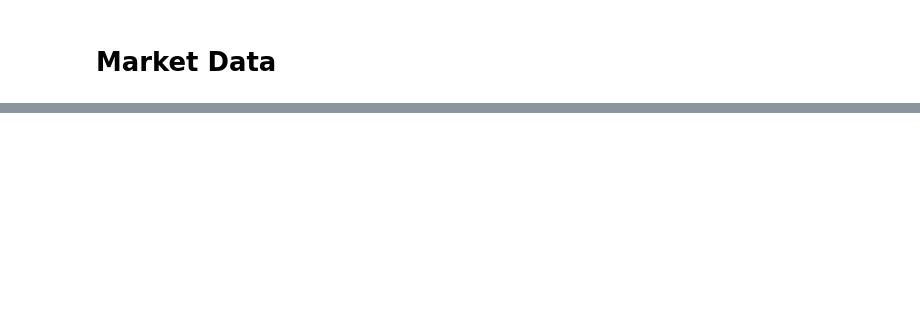
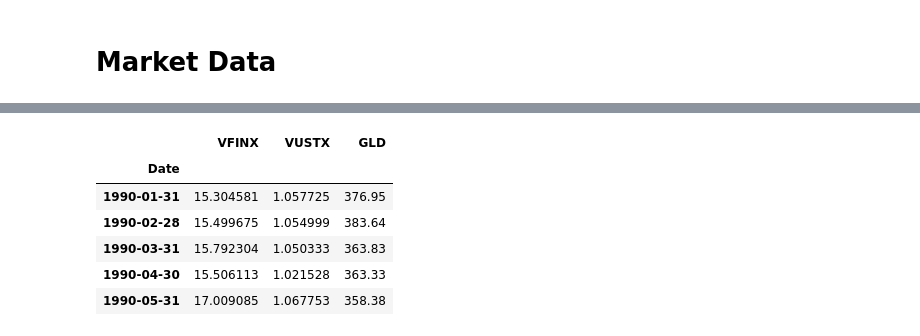
Before and after one commit to mydam169/regime-based-asset-allocator, a Jupyter notebook: notebooks/01_data_extraction.ipynb, the cells around one changed output, grey strips where cells are left out. Cells and saved outputs as stored; diff of their text form; code cells hidden in the pictures; blank space fills up the shorter version.

```diff
--- a/notebooks/01_data_extraction.ipynb
+++ b/notebooks/01_data_extraction.ipynb
@@ -86,4 +288,11 @@ asset = yf.download(tickers=tickers, start='1990-01-01', end='2025-12-31')['Clos
 # %%
+# data downloaded from gold.org
 gld = pd.read_excel('../data/Gold_price_averages_in_a range_of_currencies_since_1978.xlsx',
-                    sheet_name="Monthly_Avg", header=5, index_col=2)
+                    sheet_name="Monthly_Avg",
+                    index_col=2,
+                    header=5)
 gld.index.name = "Date"
+# selecting only USD price
+gld = gld['USD']
+gld.name = 'GLD'
+gld.head()
@@ -89,0 +307,3 @@ gld.index.name = "Date"
+# %%
+gld.index = gld.index.to_period('M').to_timestamp()
+gld.head()
@@ -90,7 +318,15 @@ gld.index.name = "Date"
 # %%
-asset_data = asset.join(gld, how="left")
+asset_data = asset.join(gld, how="left").resample('ME').last()
-# %%
-asset_data = asset_data.resample('ME').last()
+# %%
+asset_data.head()
+# %% [output]
+|  | VFINX | VUSTX | GLD |
+| Date |  |  |  |
+| 1990-01-31 | 15.304581 | 1.057725 | 376.95 |
+| 1990-02-28 | 15.499675 | 1.054999 | 383.64 |
+| 1990-03-31 | 15.792304 | 1.050333 | 363.83 |
+| 1990-04-30 | 15.506113 | 1.021528 | 363.33 |
+| 1990-05-31 | 17.009085 | 1.067753 | 358.38 |
 # %%
 market_var = {
     #Equity
```
Also changed, not shown: parts of 22 cells of this notebook, 4 other files.
